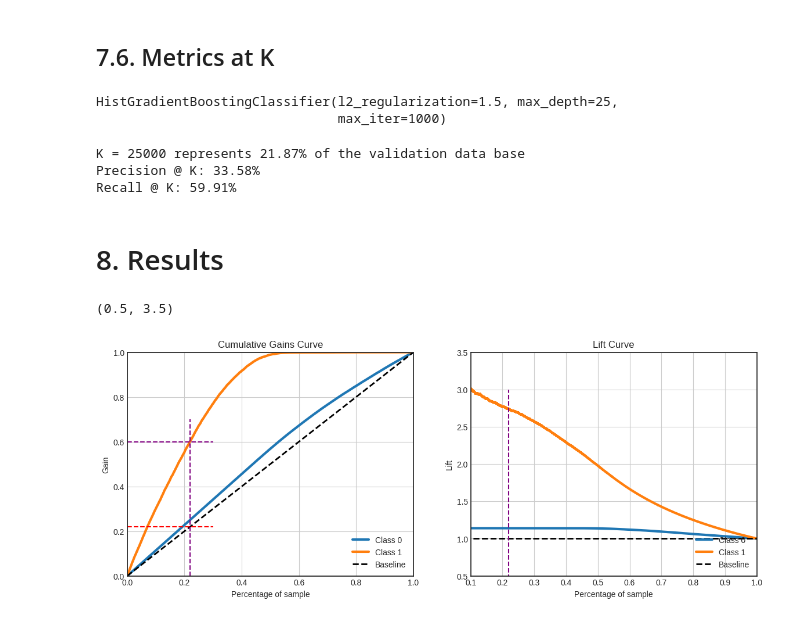
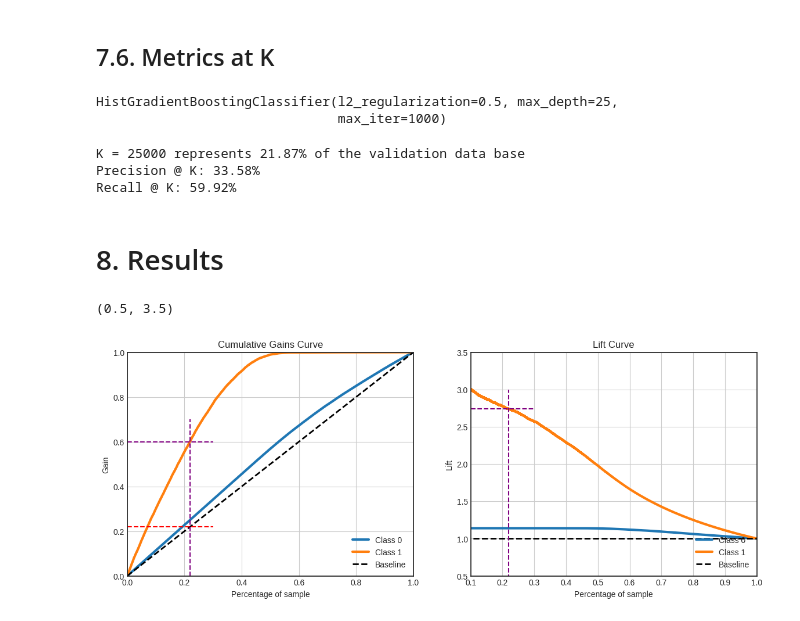
Before and after one commit to ezequielpf/health_insurance_cross_sell, a Jupyter notebook: notebooks/1.0.epf_health_insurance_cross_sell.ipynb, the cells around one changed output. Drawn from its saved outputs; the diff is of its cells as text; code cells hidden in the pictures.

```diff
--- a/notebooks/1.0.epf_health_insurance_cross_sell.ipynb
+++ b/notebooks/1.0.epf_health_insurance_cross_sell.ipynb
@@ -1094,7 +1044,7 @@ kfolds.split(X=X_train[selected_features], y=y_train)
 # %%
 hgb_grid = GridSearchCV(estimator=hgb_model_tuned, param_grid=parameters, cv=kfolds, n_jobs=-1)
 # %%
-hgb_grid.fit(X_train[selected_features], y_train)
+hgb_grid.fit(X_train[selected_features], y_train.values.ravel())
 # %% [output]
 GridSearchCV(cv=StratifiedKFold(n_splits=5, random_state=None, shuffle=False),
              estimator=HistGradientBoostingClassifier(), n_jobs=-1,
@@ -1115,11 +1066,11 @@ hgb_grid.best_params_
 ## 7.6. Metrics at K
 # %%
 hgb_model = HistGradientBoostingClassifier(max_iter=1000,
-                                           l2_regularization=1.5,
+                                           l2_regularization=0.5,
                                            learning_rate=0.1,
                                            max_depth=25)
 hgb_model.fit(X_train[selected_features], y_train.values.ravel())
 # %% [output]
-HistGradientBoostingClassifier(l2_regularization=1.5, max_depth=25,
+HistGradientBoostingClassifier(l2_regularization=0.5, max_depth=25,
                                max_iter=1000)
 # %%
@@ -1135,8 +1085,8 @@ aux = aux.sort_values('score', ascending=False)
 # %%
 aux = aux[['id', 'response', 'score']].reset_index(drop=True)
 # %%
-K = 25000                   # number of clients
-n = K / X_val.shape[0]
+K = 25000                   # number of calls
+n = K / X_val.shape[0]      # percentage of data base represented by the number of calls
 
 print(f'K = {K} represents {n * 100:.2f}% of the validation data base')
 
@@ -1152,21 +1102,22 @@ print(f'Recall @ K: {recall_at_k * 100:.2f}%')
 # %% [output]
 K = 25000 represents 21.87% of the validation data base
 Precision @ K: 33.58%
-Recall @ K: 59.91%
+Recall @ K: 59.92%
 # %% [markdown]
 # 8. Results
 # %%
 fig, ax = plt.subplots(1, 2, figsize=(14,5))
 
 skplt.metrics.plot_cumulative_gain(y_probas=yhat_hgb_pred_proba, y_true=y_val, ax=ax[0])
 ax[0].vlines(x=n, ymin=0, ymax=0.7, linestyles='dashed', colors='purple')
 ax[0].hlines(y=recall_at_k, xmin=0, xmax=0.3, linestyles='dashed', colors='purple')
 ax[0].hlines(y=n, xmin=0, xmax=0.3, linestyles='dashed', colors='red')
 
 skplt.metrics.plot_lift_curve(y_probas=yhat_hgb_pred_proba, y_true=y_val, ax=ax[1])
 ax[1].vlines(x=n, ymin=0, ymax=3, linestyles='dashed', color='purple')
+ax[1].hlines(y=recall_at_k/n, xmin=0, xmax=0.3, linestyles='dashed', color='purple')
 ax[1].set_xlim(0.1, 1)
 ax[1].set_ylim(0.5, 3.5)
 # %% [output]
 (0.5, 3.5)
-[figure, old version]
+[figure, new version]
```
Also changed, not shown: parts of 29 cells of this notebook.
